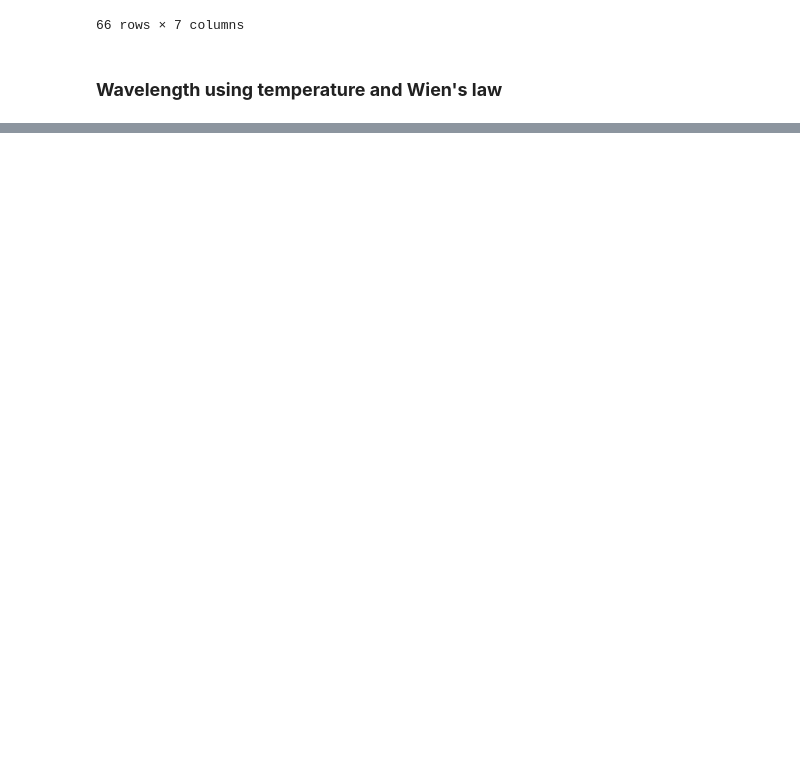
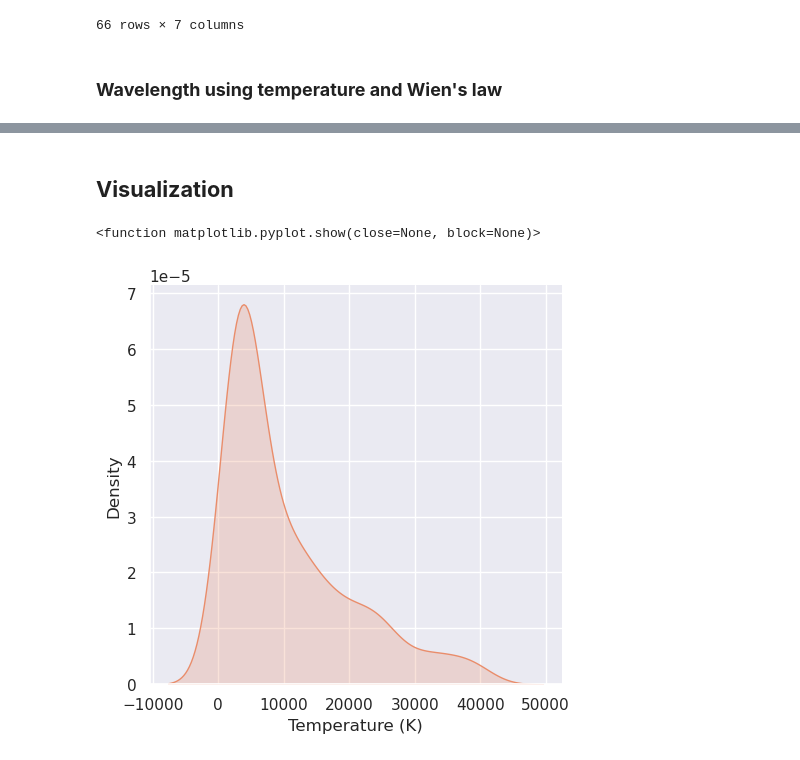
Before and after one commit to xhapa/Star-types, a Jupyter notebook: eda_star_types.ipynb, the cells around one changed output, grey strips where cells are left out. Drawn from its saved outputs; the diff is of its cells as text; code cells hidden in the pictures; blank space fills up the shorter version.

Commit message:
Basic visualization

```diff
--- a/eda_star_types.ipynb
+++ b/eda_star_types.ipynb
@@ -199,3 +199,13 @@ stars_df.tail(5)
 | 235 | 38940 | 374830.0 | 1356.0 | -9.93 | Hypergiant | Blue | ... |
 | 30 | 39000 | 204000.0 | 10.6 | -4.70 | Main Sequence | Blue | ... |
 | 101 | 40000 | 813000.0 | 14.0 | -6.23 | Supergiant | Blue | ... |
+# %% [markdown]
+## **Visualization**
+# %%
+sns.set(style='darkgrid', palette='flare', font='', font_scale=1)
+# %%
+sns.displot(data=stars_df, x='Temperature (K)', kind='kde', fill=True, bw_adjust=1, legend=True)
+plt.show
+# %% [output]
+<function matplotlib.pyplot.show(close=None, block=None)>
+[figure, added]
```
Also changed, not shown: parts of 16 cells of this notebook.
